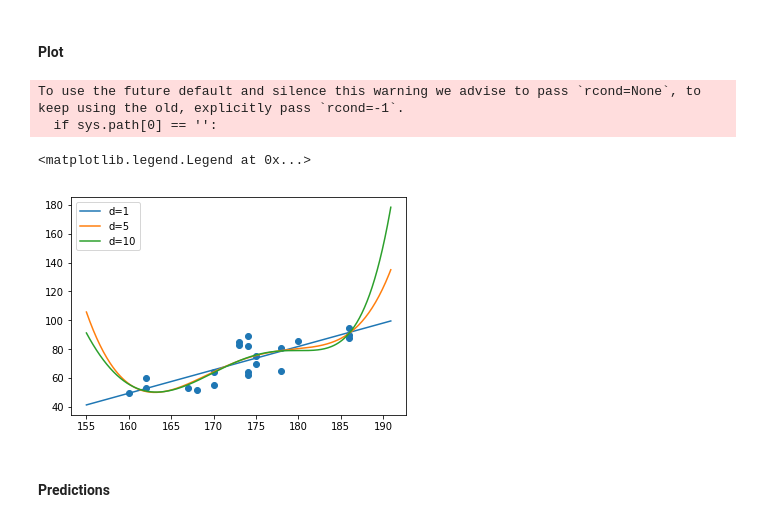
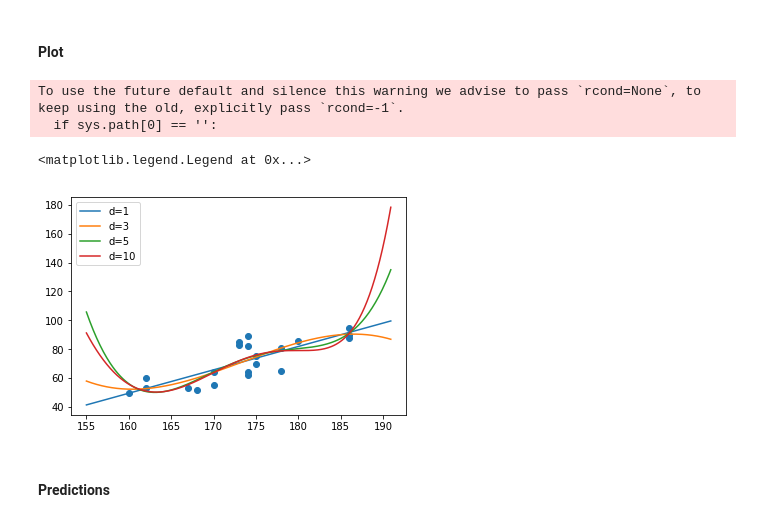
Before and after one commit to ManojPrabhakar/PatternRecognition, a Jupyter notebook: Project2/2.1+2.3/2.1+2.3.ipynb, the cells around one changed output. Saved outputs shown, nothing was run; the diff lists cells and outputs as text; code cells hidden in the pictures.

```diff
--- a/Project2/2.1+2.3/2.1+2.3.ipynb
+++ b/Project2/2.1+2.3/2.1+2.3.ipynb
@@ -60,7 +60,7 @@ def get_w_mle(x, y, d):
         X = np.vstack((X, x**(i+1)))
 
     sigmasq = np.var(y)
-    w_mle = np.linalg.lstsq(X.T, y_wo)[0]
+    w_mle = np.linalg.lstsq(X.T, y)[0]
 
     return w_mle
 # %% [markdown]
@@ -68,28 +68,37 @@ def get_w_mle(x, y, d):
 # %%
 plt.scatter(x_wo, y_wo)
 x_plot = np.arange(np.amin(x_wo)-5,np.amax(x_wo)+5,0.1)
 
 # Polynomial Regression. d = 1
 w_mle_1 = get_w_mle(x_wo, y_wo, 1)
 y_mle_1 = predict(x_plot, w_mle_1, 1)
+
+# Polynomial Regression. d = 2
+w_mle_2 = get_w_mle(x_wo, y_wo, 2)
+y_mle_2 = predict(x_plot, w_mle_2, 2)
+
+# Polynomial Regression. d = 3
+w_mle_3 = get_w_mle(x_wo, y_wo, 3)
+y_mle_3 = predict(x_plot, w_mle_3, 3)
 
 # Polynomial Regression. d = 5
 w_mle_5 = get_w_mle(x_wo, y_wo, 5)
 y_mle_5 = predict(x_plot, w_mle_5, 5)
 
 # Polynomial Regression. d = 10
 w_mle_10 = get_w_mle(x_wo, y_wo, 10)
 y_mle_10 = predict(x_plot, w_mle_10, 10)
 
 plt.plot(x_plot, y_mle_1)
+plt.plot(x_plot, y_mle_3)
 plt.plot(x_plot, y_mle_5)
 plt.plot(x_plot, y_mle_10)
-plt.gca().legend(('d=1','d=5','d=10'))
+plt.gca().legend(('d=1','d=3','d=5','d=10'))
 # %% [output]
 To use the future default and silence this warning we advise to pass `rcond=None`, to keep using the old, explicitly pass `rcond=-1`.
   if sys.path[0] == '':
 <matplotlib.legend.Legend at 0x...>
-[figure, old version]
+[figure, new version]
 # %% [markdown]
 #### Predictions
 # %%
```
Also changed, not shown: parts of 3 cells of this notebook.
